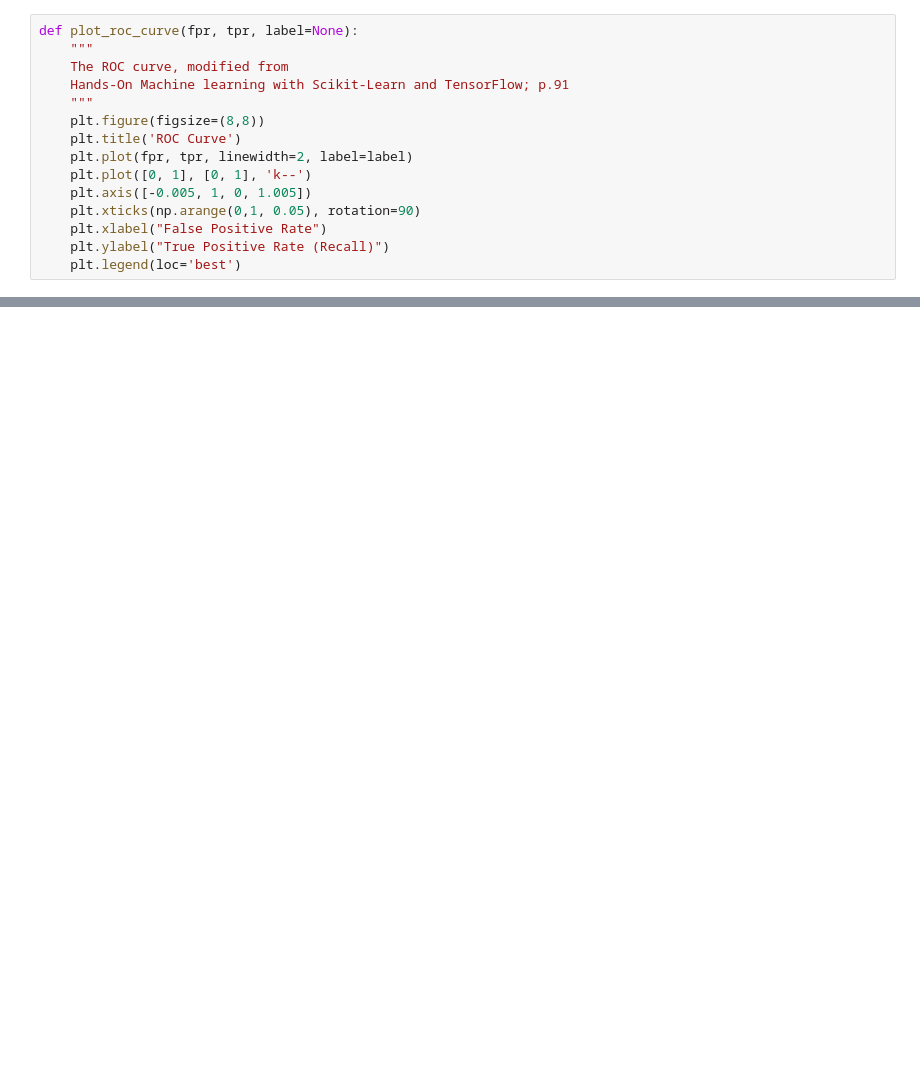
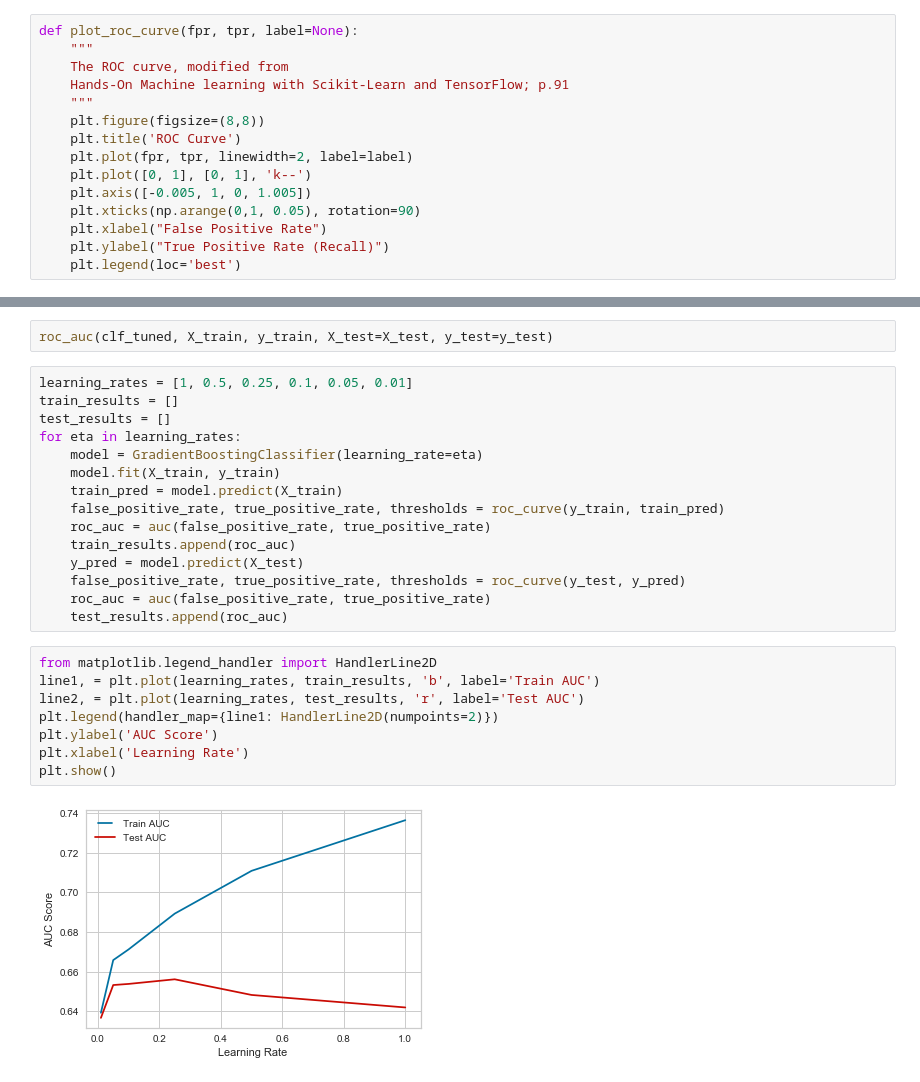
Before and after one commit to tahentx/pv_workbook, a Jupyter notebook: datascience/credit/default.ipynb, the cells around one changed output, grey strips where cells are left out. Drawn from its saved outputs; the diff is of its cells as text; blank space fills up the shorter version.

```diff
--- a/datascience/credit/default.ipynb
+++ b/datascience/credit/default.ipynb
@@ -496,0 +428,27 @@ array([ 6.10049487, -2.2714945 , -6.12453711, ..., -2.64145745,
+# %%
+roc_auc(clf_tuned, X_train, y_train, X_test=X_test, y_test=y_test)
+# %%
+learning_rates = [1, 0.5, 0.25, 0.1, 0.05, 0.01]
+train_results = []
+test_results = []
+for eta in learning_rates:
+    model = GradientBoostingClassifier(learning_rate=eta)
+    model.fit(X_train, y_train)
+    train_pred = model.predict(X_train)
+    false_positive_rate, true_positive_rate, thresholds = roc_curve(y_train, train_pred)
+    roc_auc = auc(false_positive_rate, true_positive_rate)
+    train_results.append(roc_auc)
+    y_pred = model.predict(X_test)
+    false_positive_rate, true_positive_rate, thresholds = roc_curve(y_test, y_pred)
+    roc_auc = auc(false_positive_rate, true_positive_rate)
+    test_results.append(roc_auc)
+# %%
+from matplotlib.legend_handler import HandlerLine2D
+line1, = plt.plot(learning_rates, train_results, 'b', label='Train AUC')
+line2, = plt.plot(learning_rates, test_results, 'r', label='Test AUC')
+plt.legend(handler_map={line1: HandlerLine2D(numpoints=2)})
+plt.ylabel('AUC Score')
+plt.xlabel('Learning Rate')
+plt.show()
+# %% [output]
+[figure, added]
```
Also changed, not shown: parts of 27 cells of this notebook.
